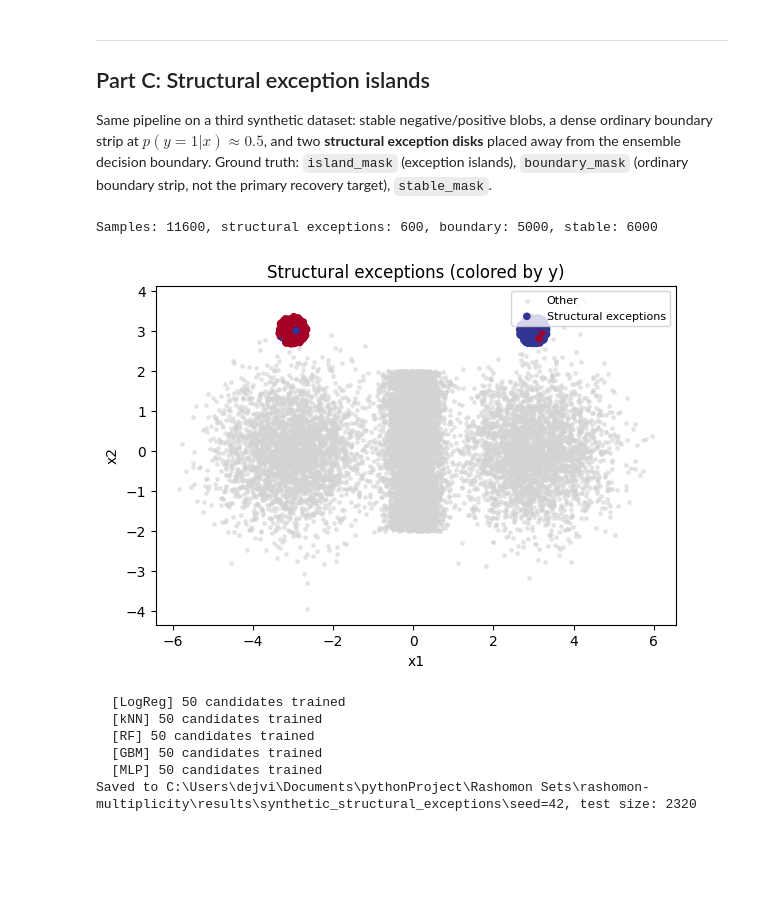
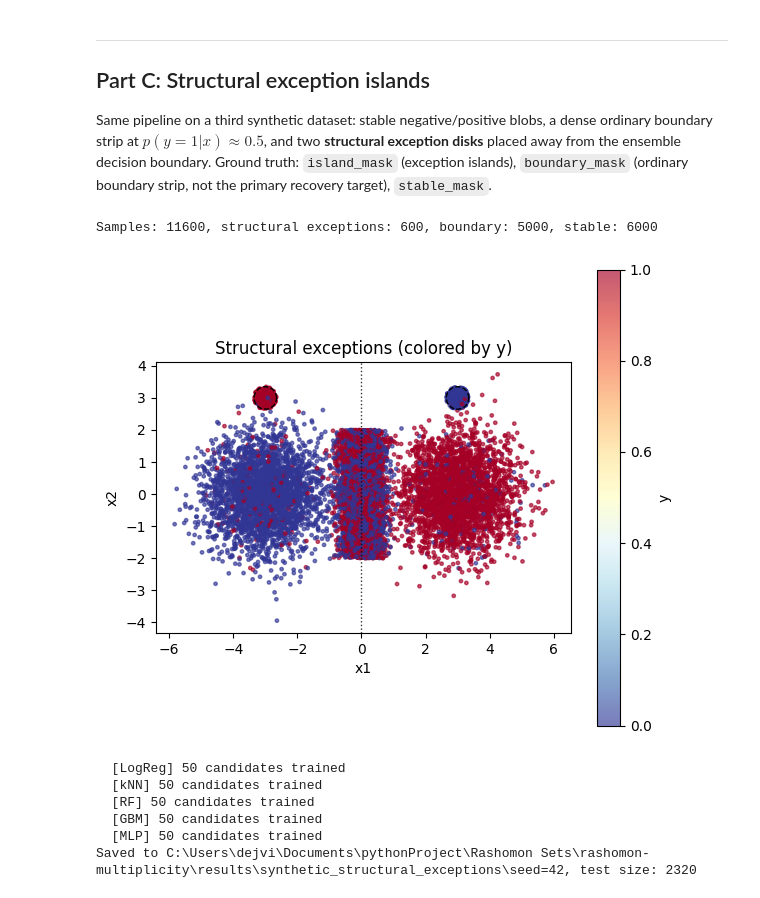
Before and after one commit to DejvisT/spatial-rashomon-multiplicity, a Jupyter notebook: notebooks/08_synthetic_multiplicity.ipynb, the cells around one changed output. Cells and saved outputs as stored; diff of their text form; code cells hidden in the pictures; blank space fills up the shorter version.

```diff
--- a/notebooks/08_synthetic_multiplicity.ipynb
+++ b/notebooks/08_synthetic_multiplicity.ipynb
@@ -628,43 +628,55 @@ Same pipeline on a third synthetic dataset: stable negative/positive blobs, a de
 # %%
 # Dataset 3: structural exception islands
 X, y, feature_info, gt = make_synth_nonboundary_islands(
     random_state=SEED,
 )
+
 print(
     f"Samples: {len(X)}, structural exceptions: {gt.island_mask.sum()}, "
     f"boundary: {gt.boundary_mask.sum()}, stable: {gt.stable_mask.sum()}"
 )
 
 fig, ax = plt.subplots(figsize=(6, 5))
-ax.scatter(X["x1"], X["x2"], c="lightgray", s=6, alpha=0.5, label="Other")
-ax.scatter(
-    X.loc[gt.island_mask, "x1"],
-    X.loc[gt.island_mask, "x2"],
-    c=y.loc[gt.island_mask],
-    s=20,
+
+# Color all points by observed class label y, consistent with the other synthetic plots
+sc = ax.scatter(
+    X["x1"],
+    X["x2"],
+    c=y,
+    s=6,
+    alpha=0.65,
     cmap="RdYlBu_r",
-    label="Structural exceptions",
-    zorder=5,
+    vmin=0,
+    vmax=1,
 )
+
+# Mark the two expected structural exception regions
+theta = np.linspace(0, 2 * np.pi, 200)
 for c in gt.island_centers:
-    theta = np.linspace(0, 2 * np.pi, 200)
     ax.plot(
         gt.island_radius * np.cos(theta) + c[0],
         gt.island_radius * np.sin(theta) + c[1],
         "k--",
         lw=1,
     )
+
+# Mark the ordinary boundary location
+ax.axvline(0, color="black", linestyle=":", linewidth=1, alpha=0.8)
+
 ax.set_xlabel("x1")
 ax.set_ylabel("x2")
 ax.set_title("Structural exceptions (colored by y)")
-ax.legend(loc="upper right", fontsize=8)
 ax.set_aspect("equal")
+
+cbar = fig.colorbar(sc, ax=ax)
+cbar.set_label("y")
+
 plt.tight_layout()
 plt.savefig(FIG_DIR / "structural_exceptions_ground_truth.pdf", bbox_inches="tight")
 plt.show()
 # %% [output]
 Samples: 11600, structural exceptions: 600, boundary: 5000, stable: 6000
-[figure, old version]
+[figure, new version]
 # %%
 # Train and save to a separate run dir
 run_dir = RESULTS_DIR / "synthetic_structural_exceptions" / f"seed={SEED}"
```
Also changed, not shown: 42 other files.
